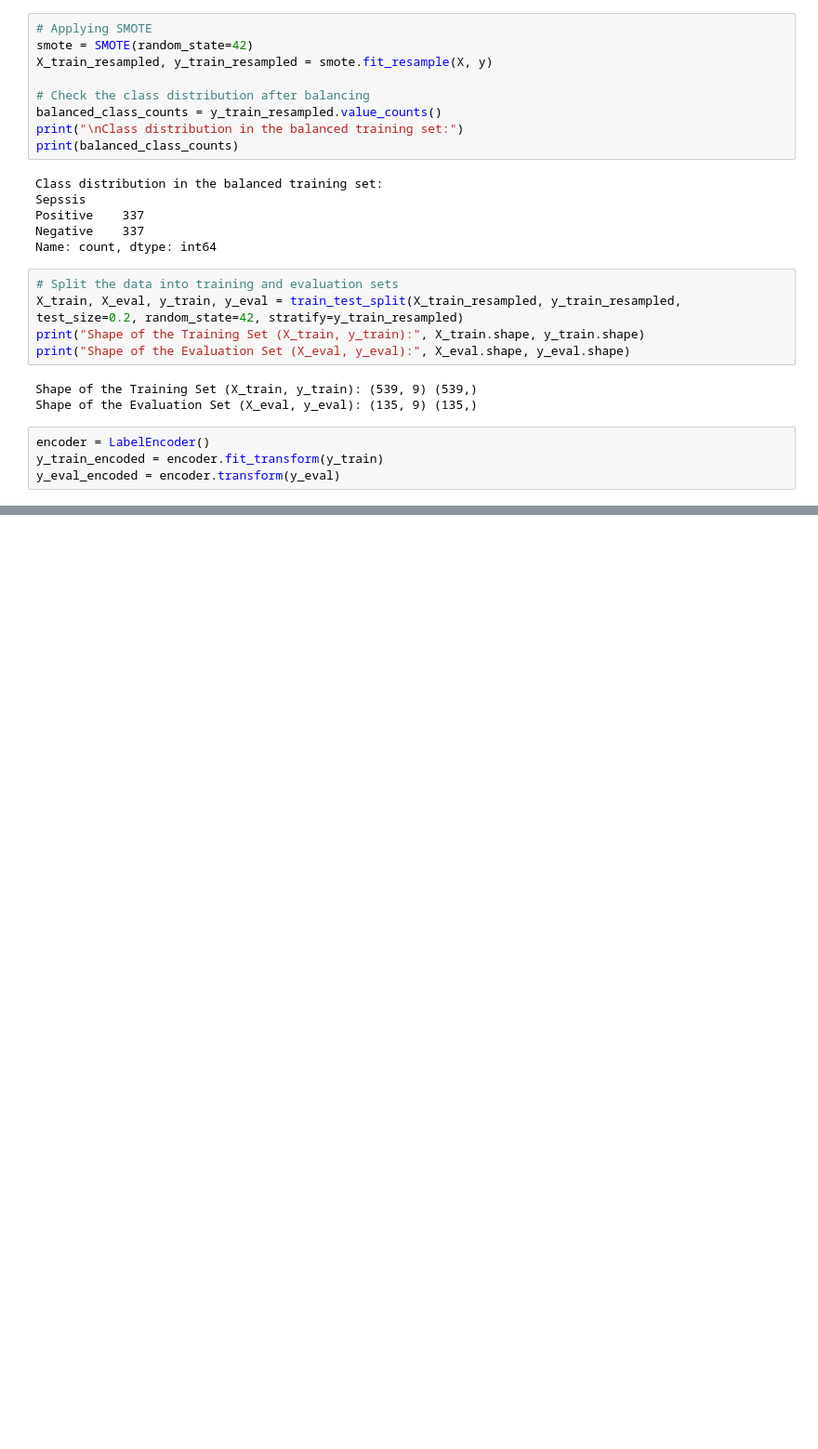
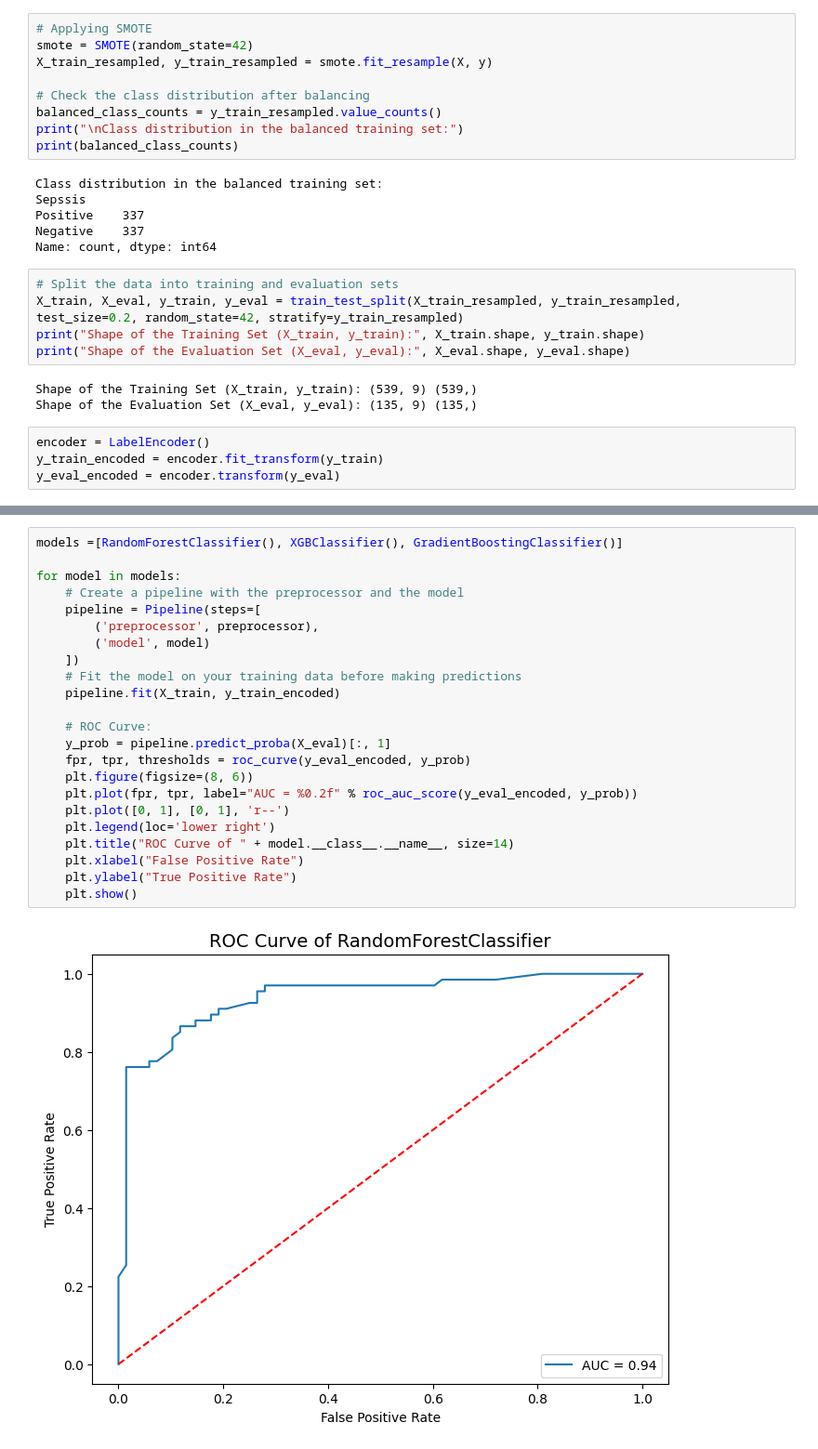
Before and after one commit to Samidirbsa/Career_Accelerator_P5-ML_API, a Jupyter notebook: Notebook.ipynb, the cells around one changed output, grey strips where cells are left out. Shown at 93% size. Cells and saved outputs as stored; diff of their text form; blank space fills up the shorter version.

```diff
--- a/Notebook.ipynb
+++ b/Notebook.ipynb
@@ -832,0 +976,25 @@ y_eval_encoded = encoder.transform(y_eval)
+# %%
+models =[RandomForestClassifier(), XGBClassifier(), GradientBoostingClassifier()]
+
+for model in models:
+    # Create a pipeline with the preprocessor and the model
+    pipeline = Pipeline(steps=[
+        ('preprocessor', preprocessor),
+        ('model', model)
+    ])
+    # Fit the model on your training data before making predictions
+    pipeline.fit(X_train, y_train_encoded)
+
+    # ROC Curve:
+    y_prob = pipeline.predict_proba(X_eval)[:, 1]
+    fpr, tpr, thresholds = roc_curve(y_eval_encoded, y_prob)
+    plt.figure(figsize=(8, 6))
+    plt.plot(fpr, tpr, label="AUC = %0.2f" % roc_auc_score(y_eval_encoded, y_prob))
+    plt.plot([0, 1], [0, 1], 'r--')
+    plt.legend(loc='lower right')
+    plt.title("ROC Curve of " + model.__class__.__name__, size=14)
+    plt.xlabel("False Positive Rate")
+    plt.ylabel("True Positive Rate")
+    plt.show()
+# %% [output]
+[figure, added]
```
Also changed, not shown: parts of 15 cells of this notebook.
